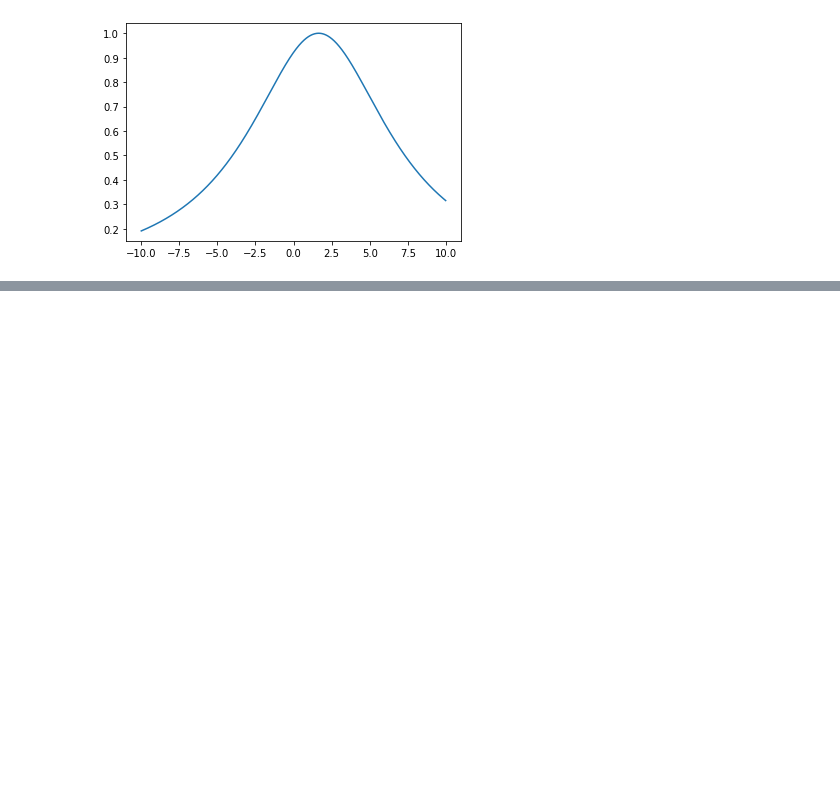
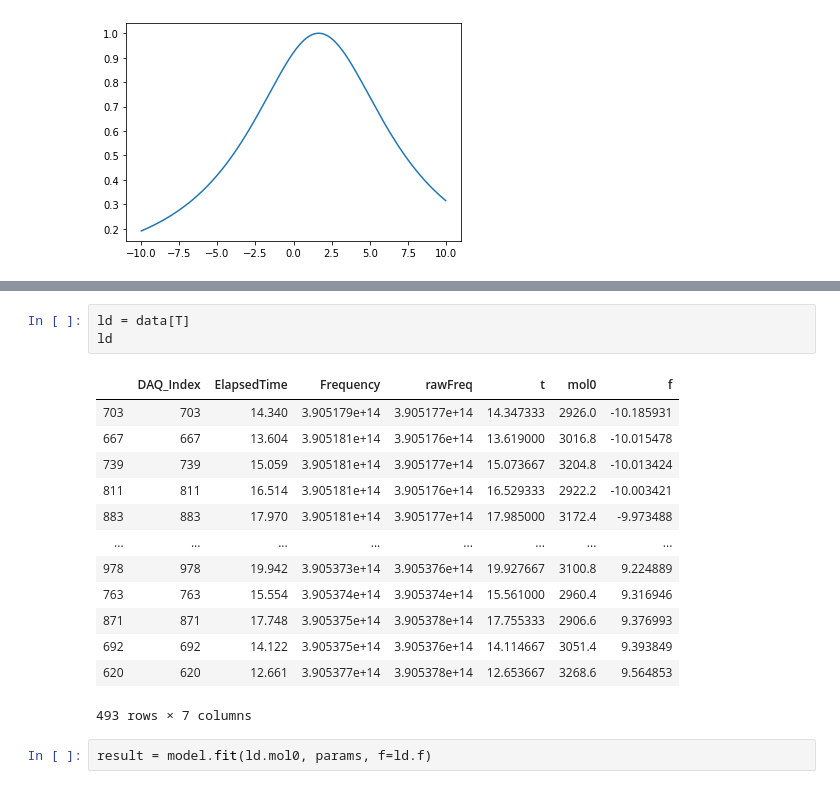
Before and after one commit to musavinejad/CryPy, a Jupyter notebook: FittingLorentzian.ipynb, the cells around one changed output, grey strips where cells are left out. Drawn from its saved outputs; the diff is of its cells as text; blank space fills up the shorter version.

```diff
--- a/FittingLorentzian.ipynb
+++ b/FittingLorentzian.ipynb
@@ -121,0 +171,19 @@ plt.plot(data.f,data.mol0)
+# %%
+ld = data[T]
+ld
+# %% [output]
+|  | DAQ_Index | ElapsedTime | Frequency | rawFreq | t | mol0 | f |
+| 703 | 703 | 14.340 | 3.905179e+14 | 3.905177e+14 | 14.347333 | 2926.0 | -10.185931 |
+| 667 | 667 | 13.604 | 3.905181e+14 | 3.905176e+14 | 13.619000 | 3016.8 | -10.015478 |
+| 739 | 739 | 15.059 | 3.905181e+14 | 3.905177e+14 | 15.073667 | 3204.8 | -10.013424 |
+| 811 | 811 | 16.514 | 3.905181e+14 | 3.905176e+14 | 16.529333 | 2922.2 | -10.003421 |
+| 883 | 883 | 17.970 | 3.905181e+14 | 3.905177e+14 | 17.985000 | 3172.4 | -9.973488 |
+| ... | ... | ... | ... | ... | ... | ... | ... |
+| 978 | 978 | 19.942 | 3.905373e+14 | 3.905376e+14 | 19.927667 | 3100.8 | 9.224889 |
+| 763 | 763 | 15.554 | 3.905374e+14 | 3.905374e+14 | 15.561000 | 2960.4 | 9.316946 |
+| 871 | 871 | 17.748 | 3.905375e+14 | 3.905378e+14 | 17.755333 | 2906.6 | 9.376993 |
+| 692 | 692 | 14.122 | 3.905375e+14 | 3.905376e+14 | 14.114667 | 3051.4 | 9.393849 |
+| 620 | 620 | 12.661 | 3.905377e+14 | 3.905378e+14 | 12.653667 | 3268.6 | 9.564853 |
+493 rows × 7 columns
+# %%
+result = model.fit(ld.mol0, params, f=ld.f)
```
Also changed, not shown: parts of 25 cells of this notebook.
